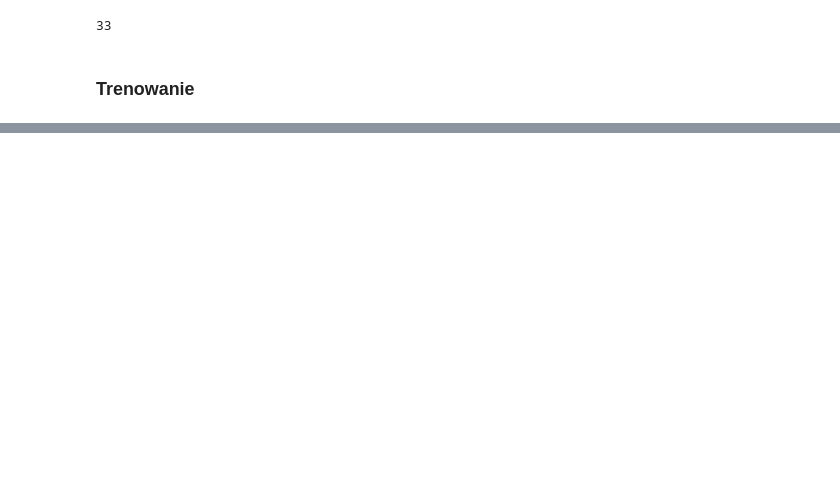
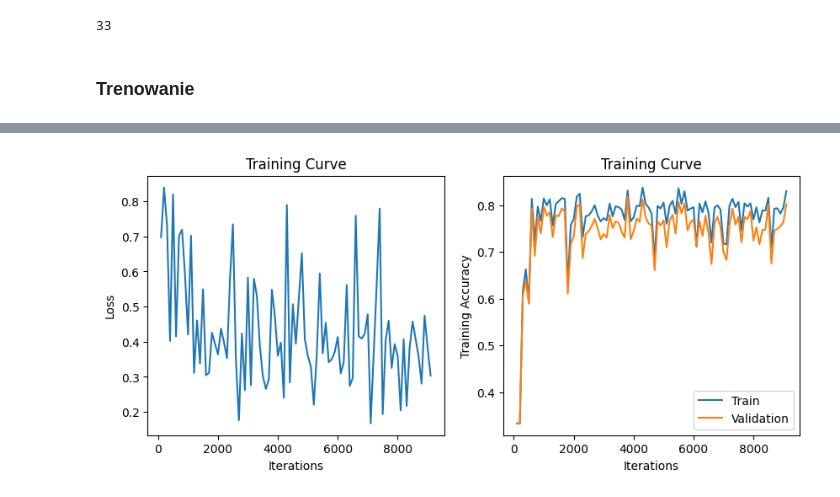
Before and after one commit to szymonsteccc/ssne_26L, a Jupyter notebook: mini_projekt_2/rozwiazanie.ipynb, the cells around one changed output, grey strips where cells are left out. Drawn from its saved outputs; the diff is of its cells as text; code cells hidden in the pictures; blank space fills up the shorter version.

Commit message:
Training curve plot and train function remodel

```diff
--- a/mini_projekt_2/rozwiazanie.ipynb
+++ b/mini_projekt_2/rozwiazanie.ipynb
@@ -230,0 +217,91 @@ Final Validation Accuracy: 0.7984083294868469
+# %%
+def train(model,
+          train_loader,
+          validate_loader,
+          device,
+          num_epochs=100,
+          lr=1e-3,
+          weight_decay=1e-3,
+          log_every=10,
+          with_plot=True):
+
+    criterion = nn.CrossEntropyLoss()
+    optimizer = optim.Adam(model.parameters(), lr=lr, weight_decay=weight_decay)
+
+    iters, losses, train_acc, val_acc = [], [], [], []
+    idx = 0
+
+    for epoch in range(num_epochs):
+        model.train()
+        epoch_losses = []
+
+        for x, cat_x, labels in iter(train_loader):
+            x, cat_x, labels = x.to(device), cat_x.to(device), labels.to(device)
+
+            optimizer.zero_grad()
+            out = model(x, cat_x)
+            loss = criterion(out, labels)
+            loss.backward()
+            optimizer.step()
+
+            epoch_losses.append(loss.item())
+
+            if idx % log_every == log_every - 1:
+                iters.append(idx)
+                losses.append(float(loss.item()))
+                train_acc.append(Get_Accuracy(model, train_loader))
+                val_acc.append(Get_Accuracy(model, validate_loader))
+            idx += 1
+
+        loss_mean = float(np.mean(epoch_losses)) if len(epoch_losses) else float("nan")
+        if len(val_acc):
+            print(f"Epoch {epoch} loss {loss_mean:.3f} val_acc: {val_acc[-1]:.3f}")
+        else:
+            print(f"Epoch {epoch} loss {loss_mean:.3f}")
+
+    if with_plot and len(iters):
+        plt.figure(figsize=(10, 4))
+
+        plt.subplot(1, 2, 1)
+        plt.title("Training Curve")
+        plt.plot(iters, losses, label="Train")
+        plt.xlabel("Iterations")
+        plt.ylabel("Loss")
+
+        plt.subplot(1, 2, 2)
+        plt.title("Training Curve")
+        plt.plot(iters, train_acc, label="Train")
+        plt.plot(iters, val_acc, label="Validation")
+        plt.xlabel("Iterations")
+        plt.ylabel("Training Accuracy")
+        plt.legend(loc="best")
+
+        plt.show()
+
+    print("Final Training Accuracy: {}".format(train_acc[-1] if len(train_acc) else None))
+    print("Final Validation Accuracy: {}".format(val_acc[-1] if len(val_acc) else None))
+
+    return {
+        "iters": iters,
+        "losses": losses,
+        "train_acc": train_acc,
+        "val_acc": val_acc,
+        "model": model,
+        "optimizer": optimizer,
+        "criterion": criterion,
+    }
+
+model = Price_classifier(input_size).to(device)
+
+history = train(
+    model=model,
+    train_loader=train_loader,
+    validate_loader=validate_loader,
+    device=device,
+    num_epochs=100,
+    lr=0.001,
+    weight_decay=0.0001,
+    log_every=100,
+    with_plot=True
+)
+# %% [output]
@@ -230,0 +325 @@ Final Validation Accuracy: 0.7984083294868469
+[figure, added]
```
Also changed, not shown: parts of 5 cells of this notebook.
